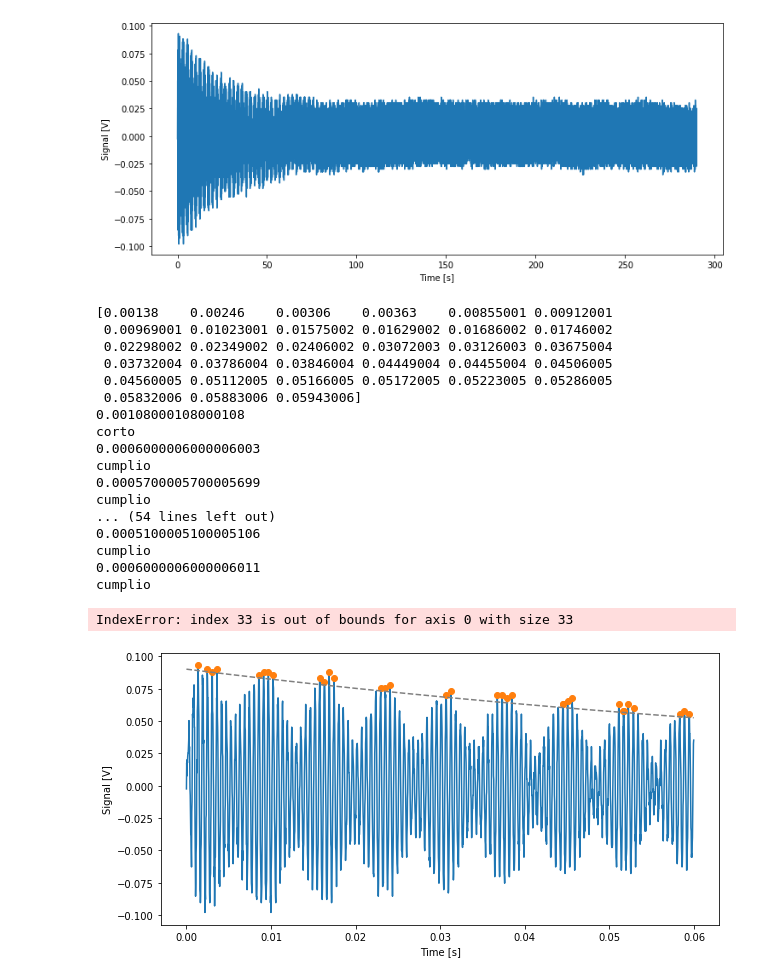
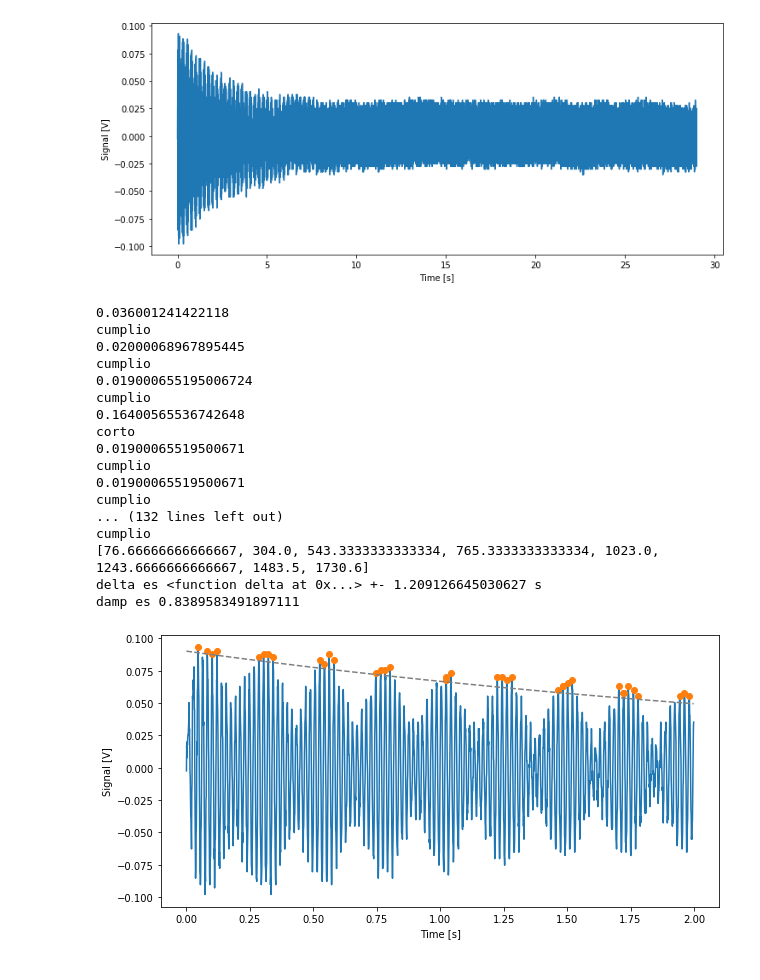
Before and after one commit to LunaKadysz/Laboratorio-4, a Jupyter notebook: Practica3/Practica3.ipynb, the cells around one changed output. Drawn from its saved outputs; the diff is of its cells as text; code cells hidden in the pictures.

```diff
--- a/Practica3/Practica3.ipynb
+++ b/Practica3/Practica3.ipynb
@@ -302,7 +300,7 @@ v = files['acero_3']['v'][1000:]
 
 # arreglo un poco
 v = v - np.median(v) #corro el 0
-t= np.linspace(0, len(t)/100, len(t))
+t= np.linspace(0, len(t)/1000, len(t))
 # %%
 %matplotlib inline
 from scipy.signal import find_peaks
@@ -316,57 +314,57 @@ Text(0, 0.5, 'Signal [V]')
 [figure]
 # %%
 %matplotlib inline
-f = 0.09 * np.exp(-9 * t[0:2000])
+f = 0.09 * np.exp(-0.3 * t[0:2000])
 peaks, _ = find_peaks(v[0:2000], height = f)
 
 plt.figure(figsize = (10,5))
 plt.plot(t[0:2000],v[0:2000])
 plt.plot(t[peaks], v[peaks], "o")
 plt.plot(t[0:2000], f, '--',color = 'grey')
 plt.xlabel("Time [s]")
 plt.ylabel("Signal [V]")
 
 
 def delta(peaks):
     maximos = []
     puntos = []
-    print(t[peaks])
-    for i,p in enumerate(peaks):
-        print(t[peaks[i+1]] - t[p])
-        if (t[peaks[i+1]] - t[p]) < 0.001:
+
+    for i in range(len(peaks)-1):
+        print(t[peaks[i+1]] - t[peaks[i]])
+        if (t[peaks[i+1]] - t[peaks[i]]) < 0.05:
             print("cumplio")
-            puntos.append(p)
+            if peaks[i] != np.nan:
+                puntos.append(peaks[i])
         else:
             print("corto")
             maximos.append(np.mean(puntos))
             puntos = []
     print(maximos)
     delta = np.log(np.mean(np.diff(maximos)))
     return delta
 
 damp = delta(peaks)/np.sqrt(4 * np.pi + delta(peaks)**2)
 print(f'delta es {delta} +- {np.std(np.log(np.diff(peaks)))} s')
 print(f'damp es {damp}')
 # %% [output]
-[0.00138    0.00246    0.00306    0.00363    0.00855001 0.00912001
- 0.00969001 0.01023001 0.01575002 0.01629002 0.01686002 0.01746002
- 0.02298002 0.02349002 0.02406002 0.03072003 0.03126003 0.03675004
- 0.03732004 0.03786004 0.03846004 0.04449004 0.04455004 0.04506005
- 0.04560005 0.05112005 0.05166005 0.05172005 0.05223005 0.05286005
- 0.05832006 0.05883006 0.05943006]
-0.00108000108000108
+0.036001241422118
+cumplio
+0.02000068967895445
+cumplio
+0.019000655195006724
+cumplio
+0.16400565536742648
 corto
-0.0006000006000006003
+0.01900065519500671
 cumplio
-0.0005700005700005699
+0.01900065519500671
 cumplio
-... (54 lines left out)
-0.0005100005100005106
+... (132 lines left out)
 cumplio
-0.0006000006000006011
-cumplio
+[76.66666666666667, 304.0, 543.3333333333334, 765.3333333333334, 1023.0, 1243.6666666666667, 1483.5, 1730.6]
+delta es <function delta at 0x...> +- 1.209126645030627 s
+damp es 0.8389583491897111
-IndexError: index 33 is out of bounds for axis 0 with size 33
-[figure, old version]
+[figure, new version]
 # %%
 %matplotlib qt
 fsamp = 1/0.001
```
Also changed, not shown: parts of 8 cells of this notebook.
